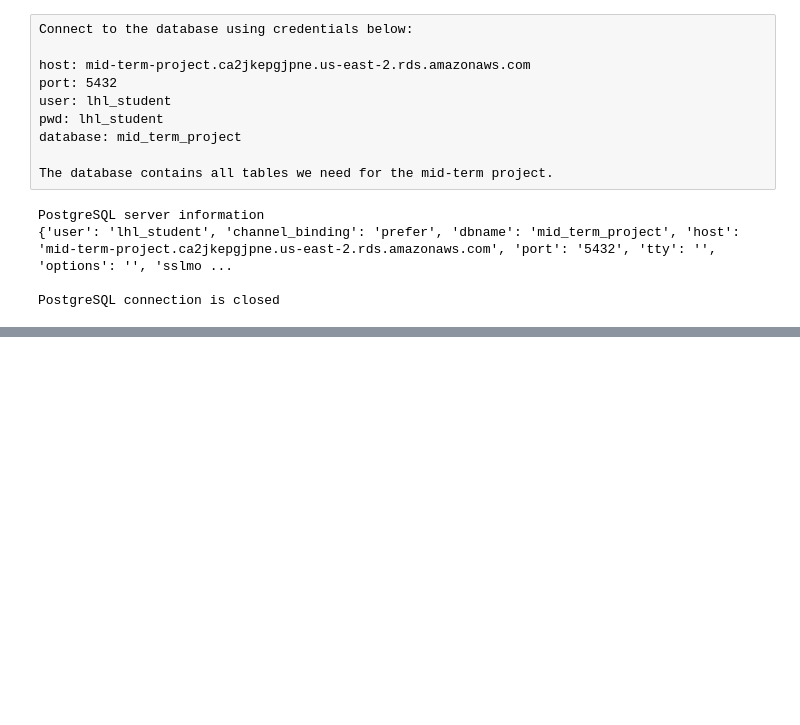
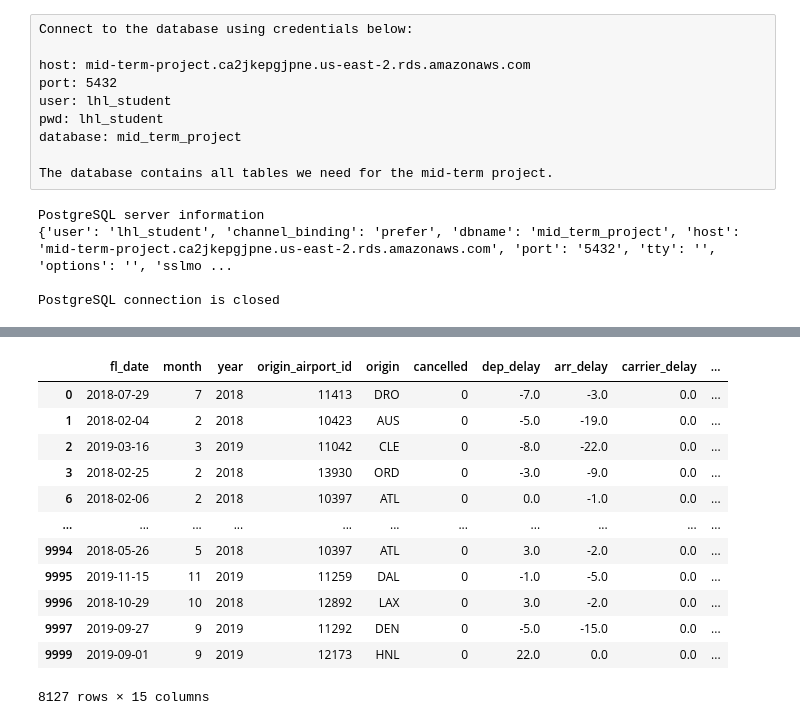
Before and after one commit to coffeature/flight_project, a Jupyter notebook: 01dp.ipynb, the cells around one changed output, grey strips where cells are left out. Saved outputs shown, nothing was run; the diff lists cells and outputs as text; code cells hidden in the pictures; blank space fills up the shorter version.

```diff
--- a/01dp.ipynb
+++ b/01dp.ipynb
@@ -111,0 +279,16 @@ def postgresql_to_dataframe(conn, select_query, column_names):
+# %%
+df_delay_airport
+# %% [output]
+|  | fl_date | month | year | origin_airport_id | origin | cancelled | dep_delay | arr_delay | carrier_delay | ... |
+| 0 | 2018-07-29 | 7 | 2018 | 11413 | DRO | 0 | -7.0 | -3.0 | 0.0 | ... |
+| 1 | 2018-02-04 | 2 | 2018 | 10423 | AUS | 0 | -5.0 | -19.0 | 0.0 | ... |
+| 2 | 2019-03-16 | 3 | 2019 | 11042 | CLE | 0 | -8.0 | -22.0 | 0.0 | ... |
+| 3 | 2018-02-25 | 2 | 2018 | 13930 | ORD | 0 | -3.0 | -9.0 | 0.0 | ... |
+| 6 | 2018-02-06 | 2 | 2018 | 10397 | ATL | 0 | 0.0 | -1.0 | 0.0 | ... |
+| ... | ... | ... | ... | ... | ... | ... | ... | ... | ... | ... |
+| 9994 | 2018-05-26 | 5 | 2018 | 10397 | ATL | 0 | 3.0 | -2.0 | 0.0 | ... |
+| 9995 | 2019-11-15 | 11 | 2019 | 11259 | DAL | 0 | -1.0 | -5.0 | 0.0 | ... |
+| 9996 | 2018-10-29 | 10 | 2018 | 12892 | LAX | 0 | 3.0 | -2.0 | 0.0 | ... |
+| 9997 | 2019-09-27 | 9 | 2019 | 11292 | DEN | 0 | -5.0 | -15.0 | 0.0 | ... |
+| 9999 | 2019-09-01 | 9 | 2019 | 12173 | HNL | 0 | 22.0 | 0.0 | 0.0 | ... |
+8127 rows × 15 columns
```
Also changed, not shown: parts of 30 cells of this notebook.
